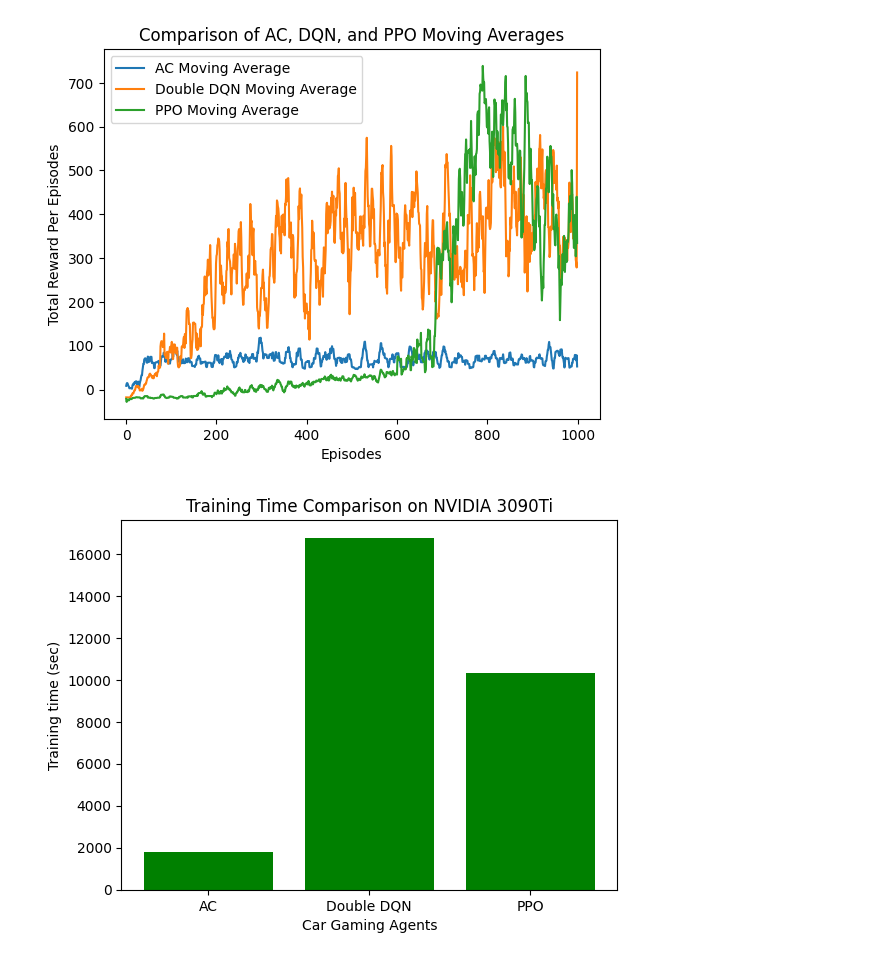
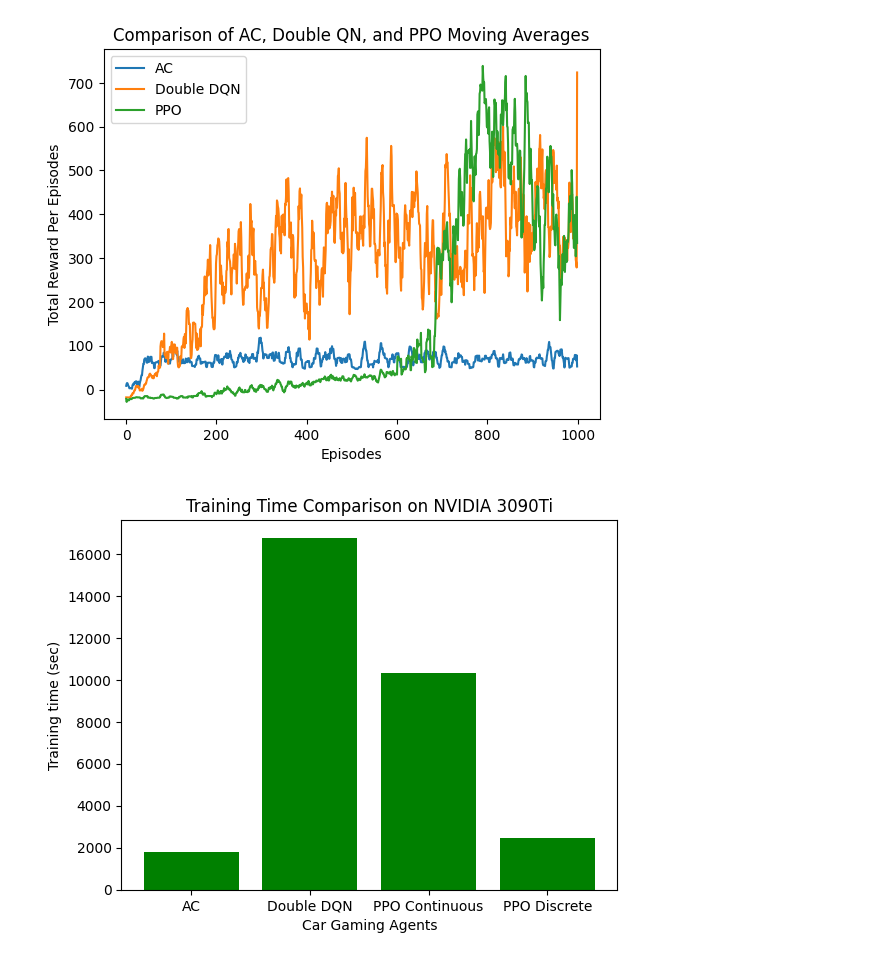
Before and after one commit to NoahF1205/DRL_for_Car_Racing_Game, a Jupyter notebook: figure.ipynb, the cells around one changed output. Saved outputs shown, nothing was run; the diff lists cells and outputs as text; code cells hidden in the pictures.

```diff
--- a/figure.ipynb
+++ b/figure.ipynb
@@ -62,7 +122,7 @@ plt.plot(epochs, PPO_mv_avg, label='PPO')
 plt.legend()
 
 # 添加标题和轴标签
-plt.title('Comparison of AC, DQN, and PPO Moving Averages')
+plt.title('Comparison of AC, Double QN, and PPO Moving Averages')
 plt.xlabel('Episodes')
 plt.ylabel('Total Reward Per Episodes')
 
@@ -72,30 +132,31 @@ plt.savefig('./data/return_comparison_moving_average.png', dpi=300)
 # 显示图表
 plt.show()
 # %% [output]
-[figure, old version]
+[figure, new version]
 # %%
 AC_time = readfile_to_list('./data/AC_training_time.txt')
 DQN_time = readfile_to_list('./data/DQN_time.csv')
-PPO_time = readfile_to_list('./data/PPO_training_time.txt')
+PPO_0_time = readfile_to_list('./data/PPO_training_time.txt')
+PPO_time = readfile_to_list('./data/PPO_on_time.csv')
 # %%
 # 算法名称
-algorithms = ['AC', 'Double DQN', 'PPO']
+algorithms = ['AC', 'Double DQN', 'PPO Continuous', 'PPO Discrete']
 
 # 训练时间数据
-training_times = [AC_time[0], DQN_time[0], PPO_time[0]]
+training_times = [AC_time[0], DQN_time[0], PPO_0_time[0], PPO_time[0]]
 
 # 创建柱状图
 plt.bar(algorithms, training_times, color='green')
 
 # 添加标题和轴标签
 plt.title('Training Time Comparison on NVIDIA 3090Ti')
 plt.xlabel('Car Gaming Agents')
 plt.ylabel('Training time (sec)')
 
 # 保存图表
 plt.savefig('./data/training_time_comparison.png', dpi=300)
 
 # 显示图表
 plt.show()
 # %% [output]
-[figure, old version]
+[figure, new version]
```
Also changed, not shown: parts of 3 cells of this notebook, 1 other file.
